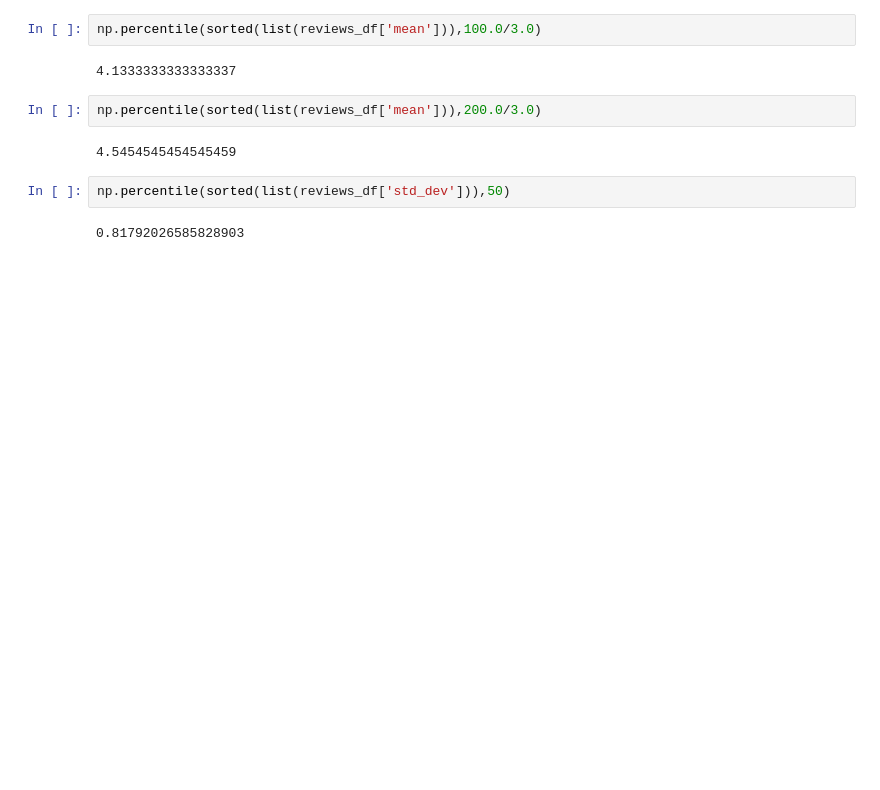
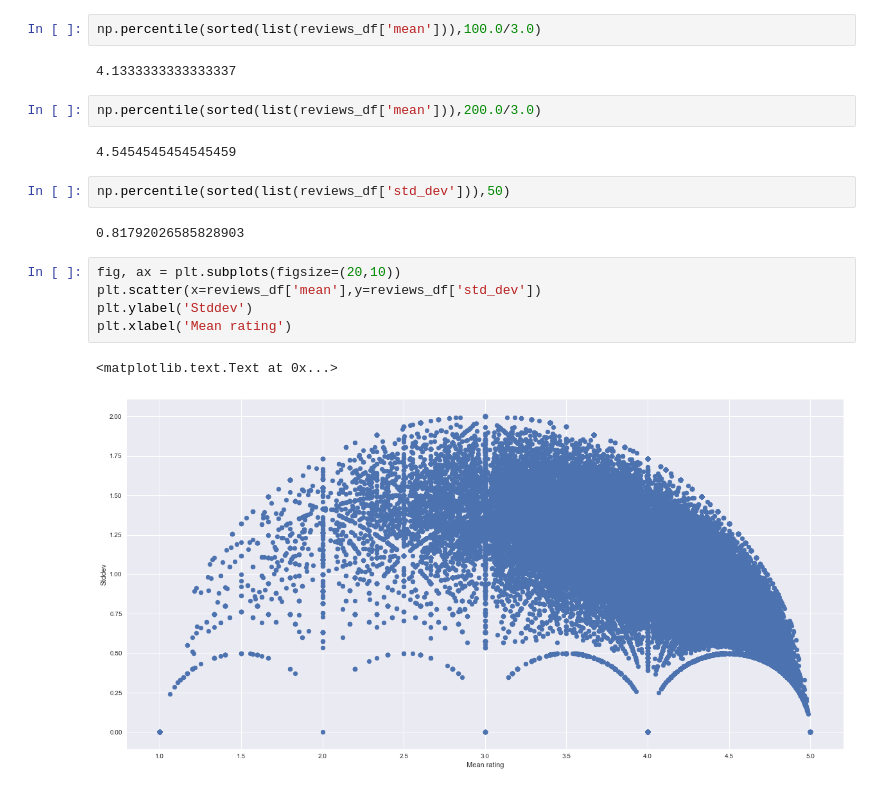
Before and after one commit to adamkozak/ADA2017-project, a Jupyter notebook: Project/Positive-negative-controversial.ipynb, the cells around one changed output. Saved outputs shown, nothing was run; the diff lists cells and outputs as text; blank space fills up the shorter version.

Commit message:
added plots

```diff
--- a/Project/Positive-negative-controversial.ipynb
+++ b/Project/Positive-negative-controversial.ipynb
@@ -106,3 +106,11 @@ np.percentile(sorted(list(reviews_df['mean'])),200.0/3.0)
 np.percentile(sorted(list(reviews_df['std_dev'])),50)
 # %% [output]
 0.81792026585828903
+# %%
+fig, ax = plt.subplots(figsize=(20,10))
+plt.scatter(x=reviews_df['mean'],y=reviews_df['std_dev'])
+plt.ylabel('Stddev')
+plt.xlabel('Mean rating')
+# %% [output]
+<matplotlib.text.Text at 0x...>
+[figure, added]
```
Also changed, not shown: parts of 1 cell of this notebook.
